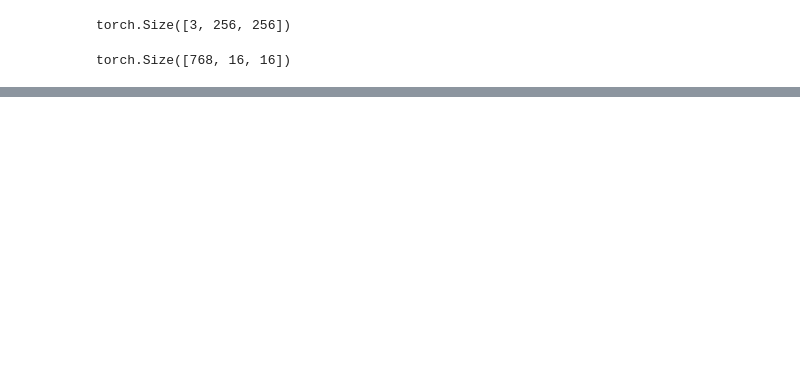
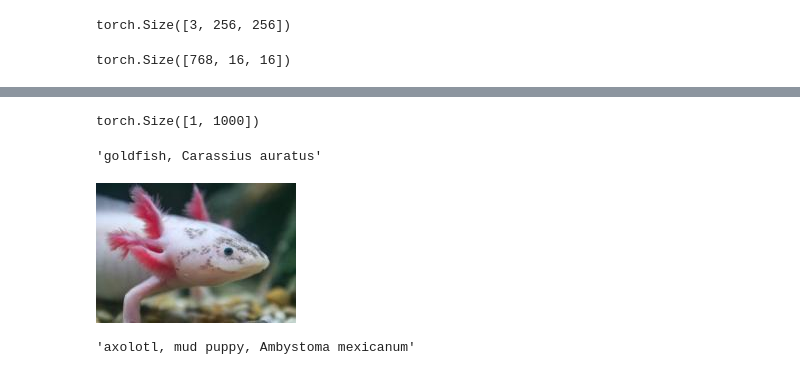
Before and after one commit to pranavknayak/XAI-Project, a Jupyter notebook: ViT.ipynb, the cells around one changed output, grey strips where cells are left out. Drawn from its saved outputs; the diff is of its cells as text; code cells hidden in the pictures; blank space fills up the shorter version.

```diff
--- a/ViT.ipynb
+++ b/ViT.ipynb
@@ -66,0 +117,19 @@ ax.scatter3D(xdata, ydata, zdata, c = zdata, cmap='Greens')
+# %%
+output.size()
+# %% [output]
+torch.Size([1, 1000])
+# %%
+labels[torch.softmax(output, dim=1).argmax(dim=1)]
+# %% [output]
+'goldfish, Carassius auratus'
+# %%
+img = Image.open('./n01632777_10442.JPEG')
+img
+# %% [output]
+[figure, added]
+# %%
+img_tensor = preprocess(img)
+output = model(torch.unsqueeze(img_tensor, dim=0)).softmax(dim=1).argmax(dim=1)
+labels[output]
+# %% [output]
+'axolotl, mud puppy, Ambystoma mexicanum'
```
Also changed, not shown: parts of 12 cells of this notebook, 1 other file.
